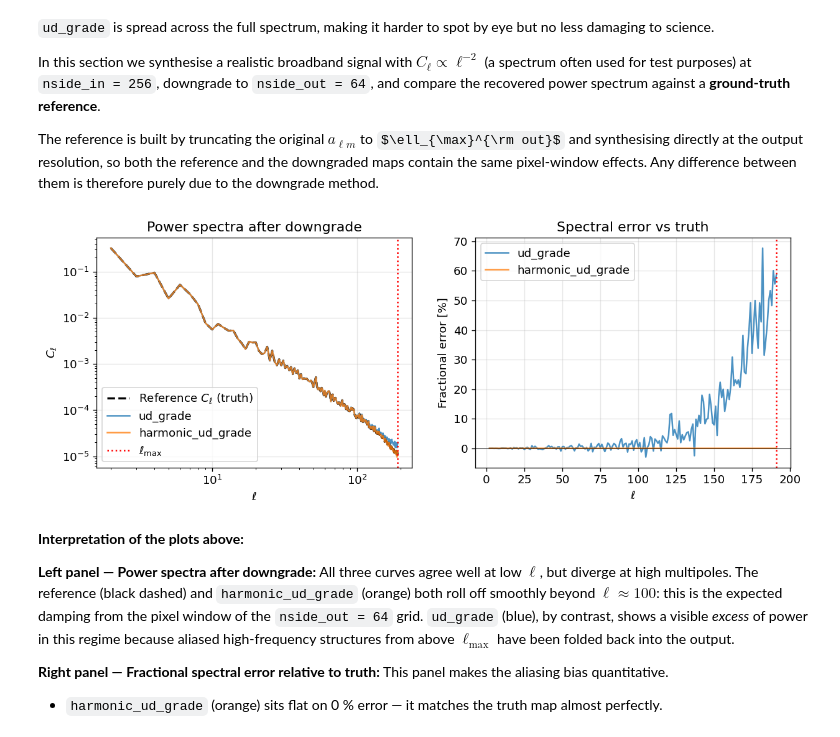
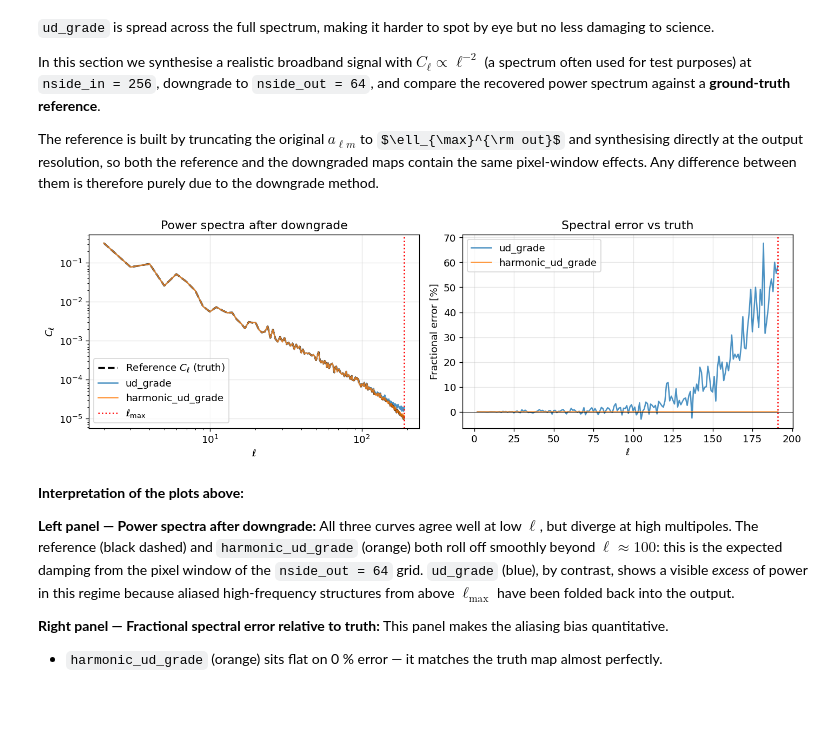
Before and after one commit to zonca/zonca.dev, a Jupyter notebook: posts/2026-05-05-healpy-harmonic-ud-grade.ipynb, the cells around one changed output. Drawn from its saved outputs; the diff is of its cells as text; code cells hidden in the pictures; some formulas as TeX source; blank space fills up the shorter version.

```diff
--- a/posts/2026-05-05-healpy-harmonic-ud-grade.ipynb
+++ b/posts/2026-05-05-healpy-harmonic-ud-grade.ipynb
@@ -277,33 +280,34 @@ ell_out = np.arange(lmax_out + 1)
 # %%
 fig, axes = plt.subplots(1, 2, figsize=(12, 4))
 
 axes[0].loglog(ell_out[2:], cl_ref[2:], "k--", lw=2, label="Reference $C_\ell$ (truth)")
 axes[0].loglog(ell_out[2:], cl_ud[2:], alpha=0.8, label="ud_grade")
 axes[0].loglog(ell_out[2:], cl_harm[2:], alpha=0.8, label="harmonic_ud_grade")
 axes[0].axvline(lmax_out, color="red", ls=":", label=r"$\ell_{\max}$")
 axes[0].set_xlabel(r"$\ell$")
 axes[0].set_ylabel(r"$C_\ell$")
 axes[0].set_title("Power spectra after downgrade")
 axes[0].legend()
 axes[0].grid(alpha=0.3)
 
 # Fractional error
 frac_ud = (cl_ud[2:] - cl_ref[2:]) / cl_ref[2:]
 frac_harm = (cl_harm[2:] - cl_ref[2:]) / cl_ref[2:]
 
 axes[1].plot(ell_out[2:], frac_ud * 100, alpha=0.8, label="ud_grade")
 axes[1].plot(ell_out[2:], frac_harm * 100, alpha=0.8, label="harmonic_ud_grade")
 axes[1].axhline(0, color="k", lw=0.5)
 axes[1].axvline(lmax_out, color="red", ls=":")
 axes[1].set_xlabel(r"$\ell$")
 axes[1].set_ylabel("Fractional error [%]")
 axes[1].set_title("Spectral error vs truth")
 axes[1].legend()
 axes[1].grid(alpha=0.3)
 
+plt.tight_layout()
 plt.show()
 # %% [output]
-[figure, old version]
+[figure, new version]
 # %% [markdown]
 **Interpretation of the plots above:**
 
```
Also changed, not shown: parts of 11 cells of this notebook.
